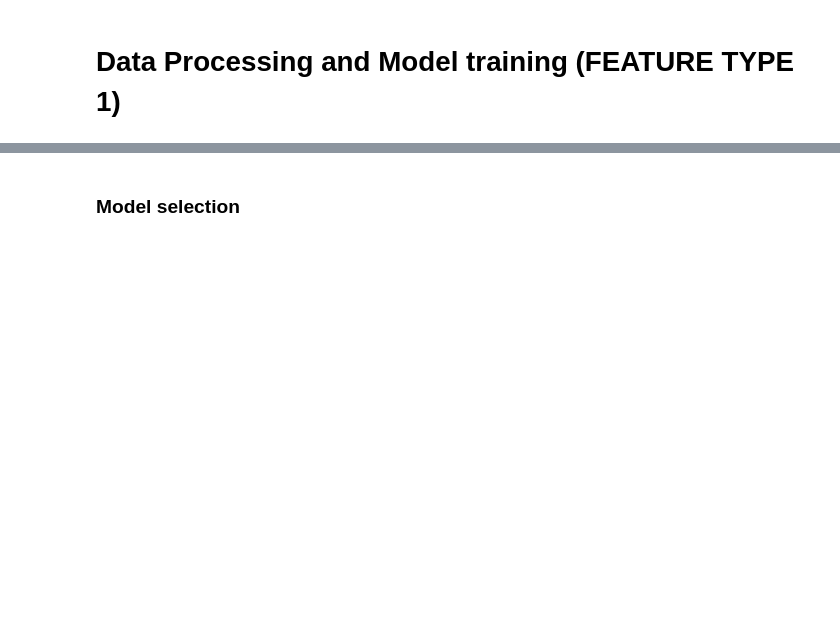
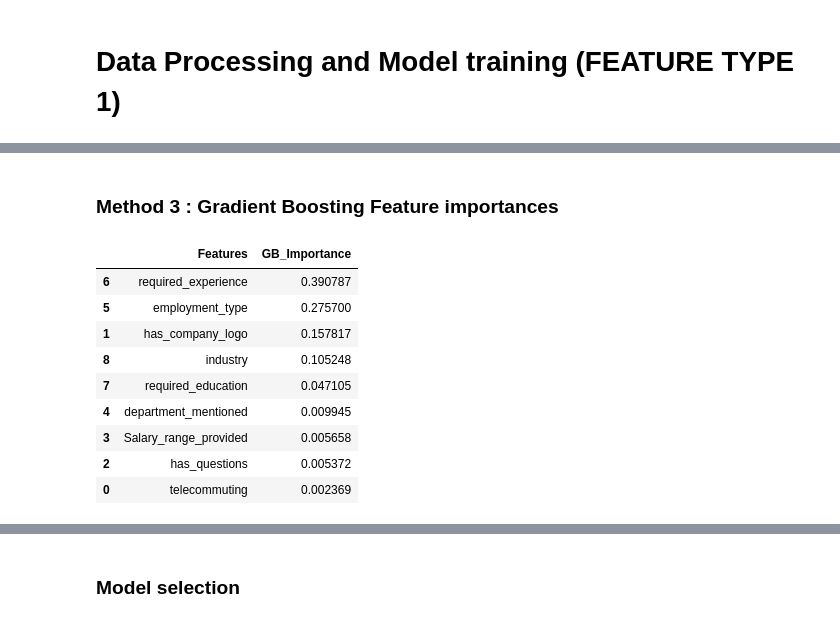
Before and after one commit to yuvraaj2002/AI_Projects, a Jupyter notebook: AI_Tutor/Notebook/Fake_Job_Posting.ipynb, the cells around one changed output, grey strips where cells are left out. Saved outputs shown, nothing was run; the diff lists cells and outputs as text; code cells hidden in the pictures; blank space fills up the shorter version.

```diff
--- a/AI_Tutor/Notebook/Fake_Job_Posting.ipynb
+++ b/AI_Tutor/Notebook/Fake_Job_Posting.ipynb
@@ -370,0 +412,20 @@ X_train_temp = Processing_pipeline.fit_transform(X_train)
+# %% [markdown]
+### Method 3 : Gradient Boosting Feature importances
+# %%
+Gb_Model = GradientBoostingClassifier()
+Gb_Model.fit(X_train, y_train)
+
+Gb_Model_FI_df = pd.DataFrame({'Features': X_train.columns,'GB_Importance': Gb_Model.feature_importances_})
+Gb_Model_FI_df.sort_values(by='GB_Importance', inplace=True, ascending=False)
+Gb_Model_FI_df
+# %% [output]
+|  | Features | GB_Importance |
+| 6 | required_experience | 0.390787 |
+| 5 | employment_type | 0.275700 |
+| 1 | has_company_logo | 0.157817 |
+| 8 | industry | 0.105248 |
+| 7 | required_education | 0.047105 |
+| 4 | department_mentioned | 0.009945 |
+| 3 | Salary_range_provided | 0.005658 |
+| 2 | has_questions | 0.005372 |
+| 0 | telecommuting | 0.002369 |
```
Also changed, not shown: parts of 17 cells of this notebook.
